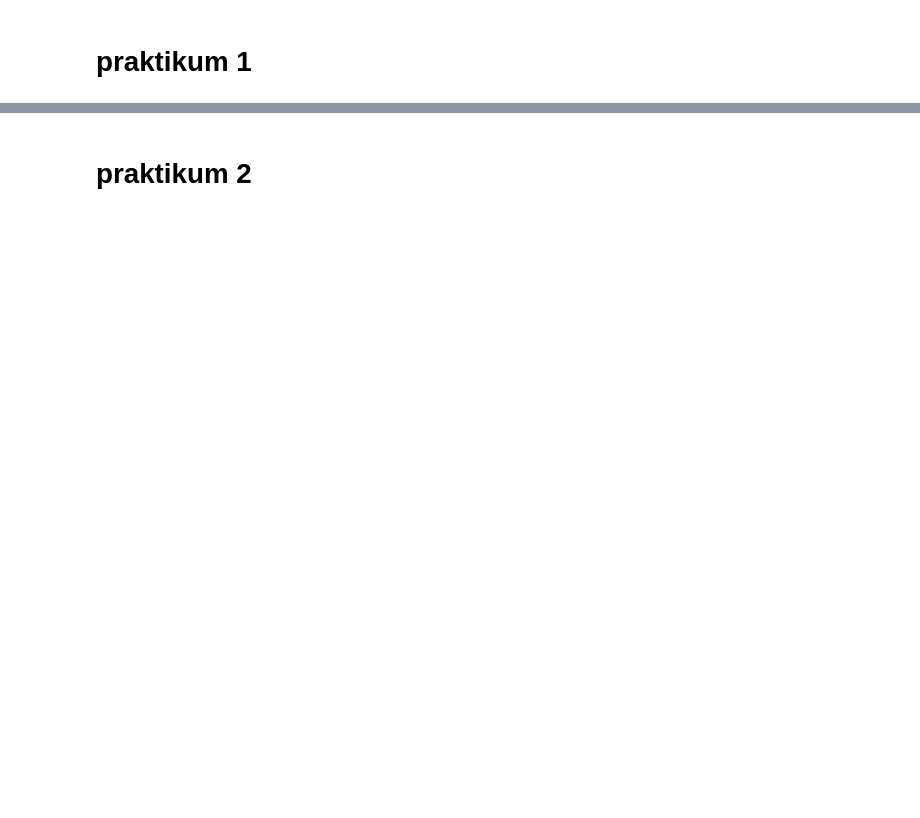
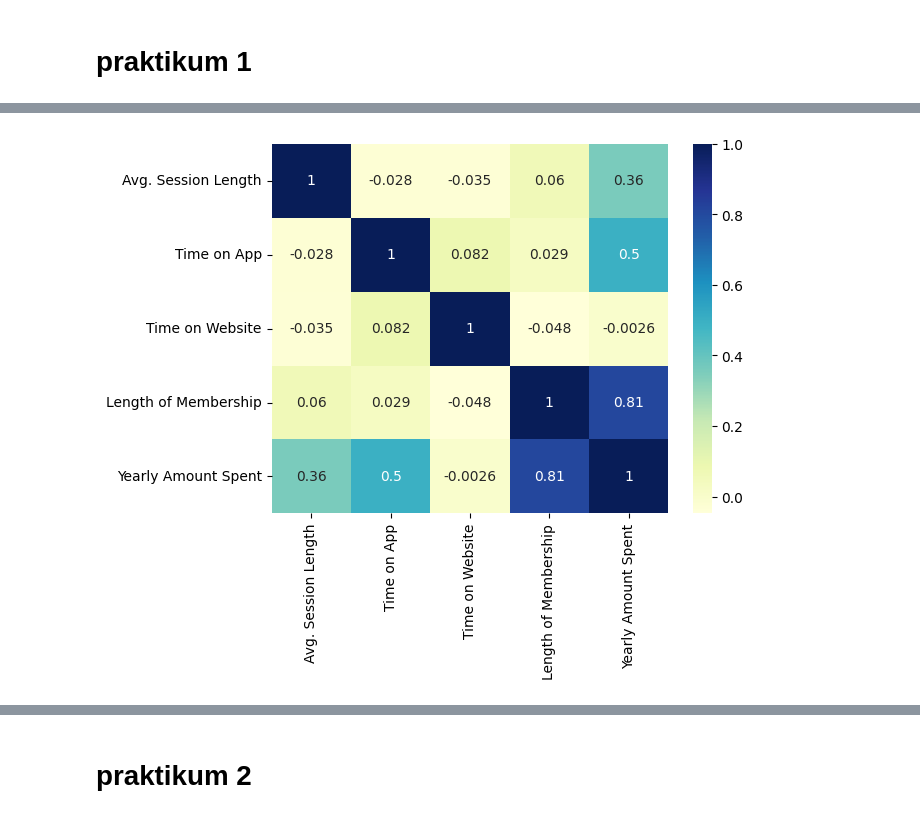
Before and after one commit to DinaKSari/244107020072_PEMBELAJARAN_MESIN, a Jupyter notebook: TG06_244107020072_DINA_KUMALA_SARI.ipynb, the cells around one changed output, grey strips where cells are left out. Drawn from its saved outputs; the diff is of its cells as text; code cells hidden in the pictures; blank space fills up the shorter version.

```diff
--- a/TG06_244107020072_DINA_KUMALA_SARI.ipynb
+++ b/TG06_244107020072_DINA_KUMALA_SARI.ipynb
@@ -33,7 +60,9 @@ plt.show()
 # %%
 # visualisasi korelasi dengan heatmap
-sns.heatmap(data.corr(), cmap="YlGnBu", annot=True)
+sns.heatmap(data.corr(numeric_only=True), cmap="YlGnBu", annot=True)
 plt.show()
+# %% [output]
+[figure, added]
 # %%
 # Membuat variabel bebas X dan Y, contoh pengambilan dari analisis korelasi sebelumnya
 X = data['Length of Membership']
```
Also changed, not shown: parts of 9 cells of this notebook.
